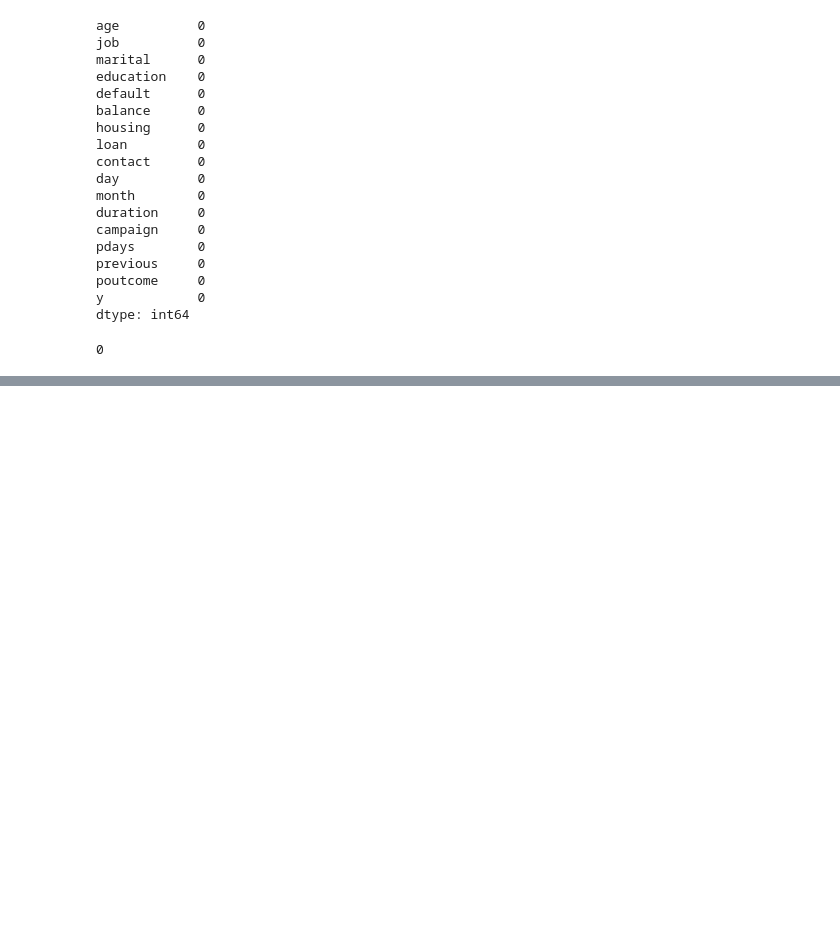
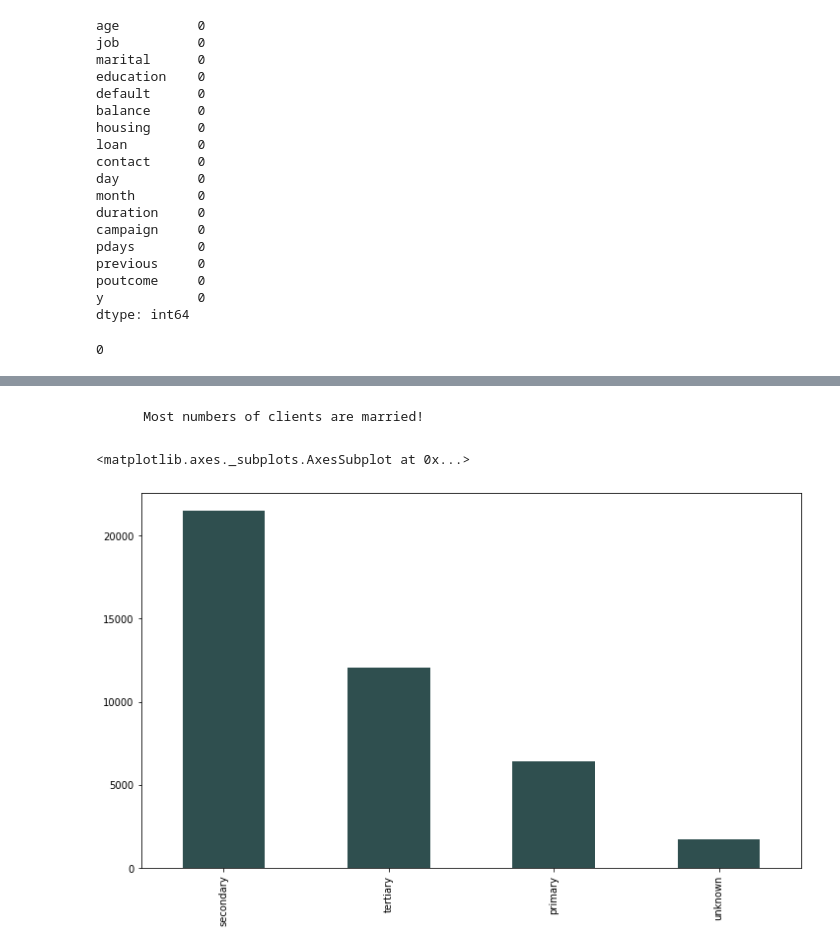
Before and after one commit to ajayn3300/Bank-Marketing-Effectiveness-Prediction---Classification, a Jupyter notebook: Bank_Marketing_Effectiveness_Prediction_Capstone_Project.ipynb, the cells around one changed output, grey strips where cells are left out. Cells and saved outputs as stored; diff of their text form; code cells hidden in the pictures; blank space fills up the shorter version.

```diff
--- a/Bank_Marketing_Effectiveness_Prediction_Capstone_Project.ipynb
+++ b/Bank_Marketing_Effectiveness_Prediction_Capstone_Project.ipynb
@@ -165,0 +217,9 @@ len(data[data['pdays']>200])
+# %% [markdown]
+        Most numbers of clients are married!
+# %%
+# Client's education level
+plt.figure(figsize=(12,7))
+data.education.value_counts().plot(kind='bar',color='darkslategrey')
+# %% [output]
+<matplotlib.axes._subplots.AxesSubplot at 0x...>
+[figure, added]
```
Also changed, not shown: parts of 37 cells of this notebook.
